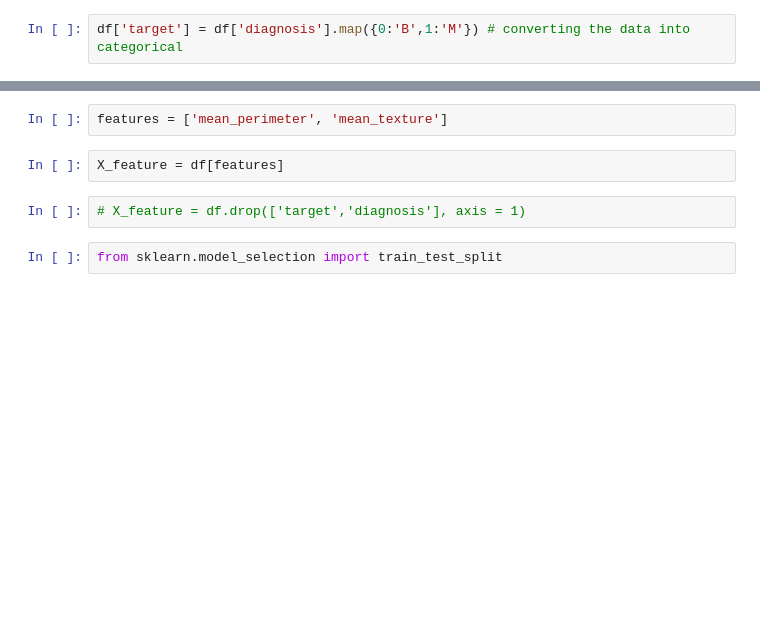
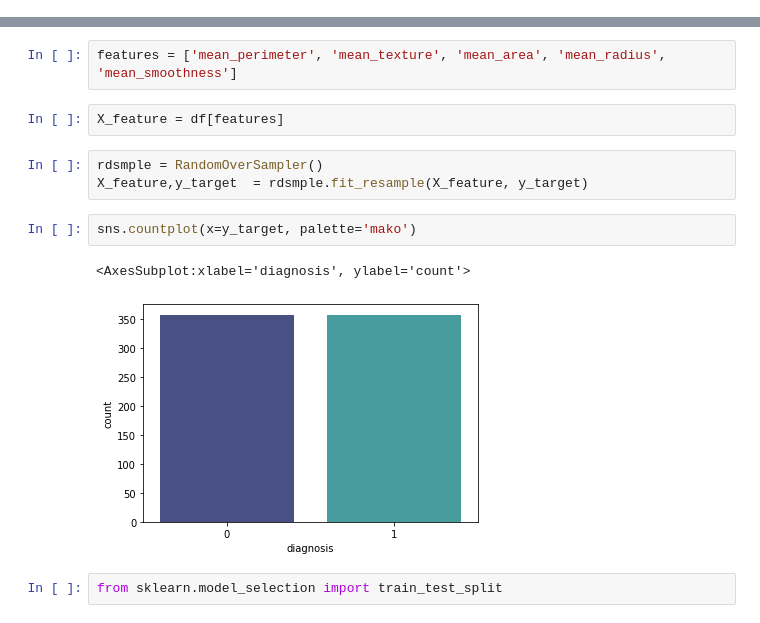
Before and after one commit to JJJPGMPS/Breast-Cancer-Prediction, a Jupyter notebook: breast-cancer-prediction.ipynb, the cells around one changed output, grey strips where cells are left out. Cells and saved outputs as stored; diff of their text form; blank space fills up the shorter version.

```diff
--- a/breast-cancer-prediction.ipynb
+++ b/breast-cancer-prediction.ipynb
@@ -52,5 +71,3 @@ df.columns.values
 # %% [output]
 array(['mean_radius', 'mean_texture', 'mean_perimeter', 'mean_area',
        'mean_smoothness', 'diagnosis'], dtype=object)
-# %%
-df['target'] = df['diagnosis'].map({0:'B',1:'M'}) # converting the data into categorical
@@ -65,9 +74,15 @@ sns.scatterplot(x='mean_perimeter', y = 'mean_texture', data = df, hue = 'target
 # %%
-features = ['mean_perimeter', 'mean_texture']
+features = ['mean_perimeter', 'mean_texture', 'mean_area', 'mean_radius', 'mean_smoothness']
 # %%
 X_feature = df[features]
-# %%
-# X_feature = df.drop(['target','diagnosis'], axis = 1)
+# %%
+rdsmple = RandomOverSampler()
+X_feature,y_target  = rdsmple.fit_resample(X_feature, y_target)
+# %%
+sns.countplot(x=y_target, palette='mako')
+# %% [output]
+<AxesSubplot:xlabel='diagnosis', ylabel='count'>
+[figure, added]
 # %%
 from sklearn.model_selection import train_test_split
 # %%
```
Also changed, not shown: parts of 22 cells of this notebook.
